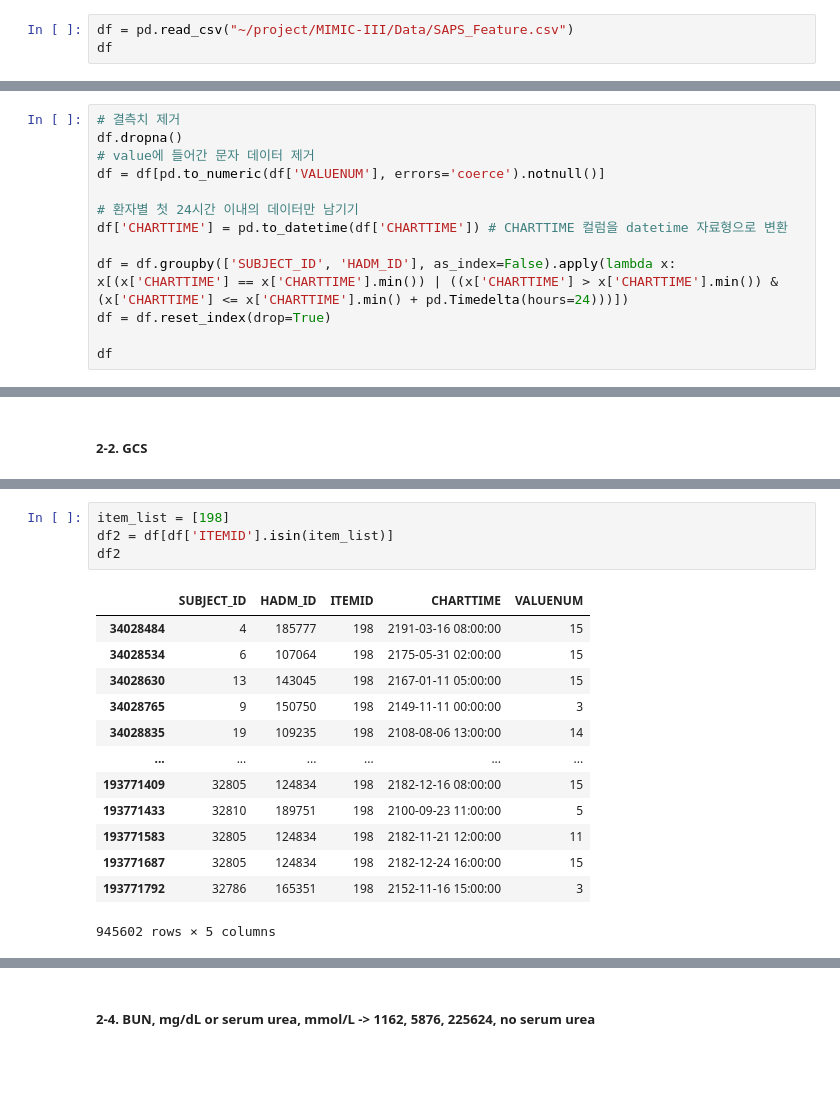
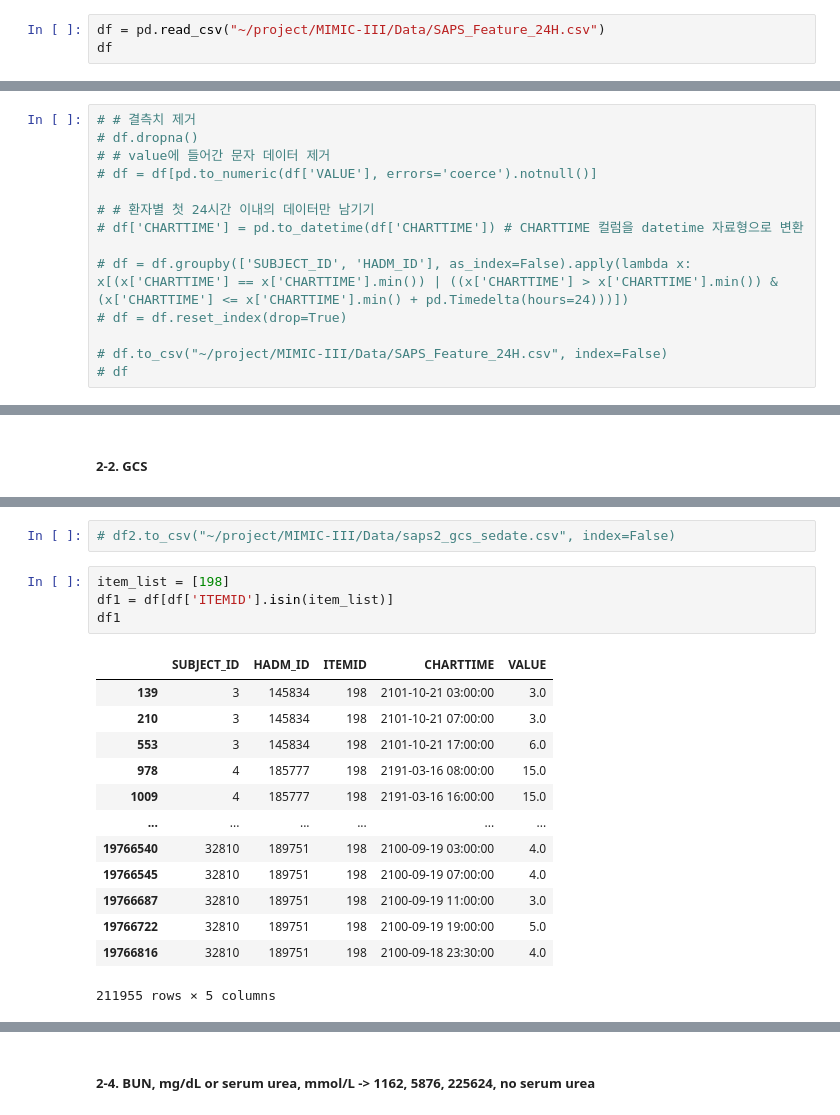
Before and after one commit to NohJangHyun/MIMIC-III-mortality-prediction, a Jupyter notebook: Data Extract/Baseline/feature extract for SAPS-II score.ipynb, the cells around one changed output, grey strips where cells are left out. Cells and saved outputs as stored; diff of their text form; blank space fills up the shorter version.

```diff
--- a/Data Extract/Baseline/feature extract for SAPS-II score.ipynb
+++ b/Data Extract/Baseline/feature extract for SAPS-II score.ipynb
@@ -123,4 +138,4 @@ D_ITEMS[D_ITEMS['LABEL'].str.contains('bun',na=False)]
 # %%
-df = pd.read_csv("~/project/MIMIC-III/Data/SAPS_Feature.csv")
+df = pd.read_csv("~/project/MIMIC-III/Data/SAPS_Feature_24H.csv")
 df
 # %% [output]
@@ -140,16 +155,17 @@ df
 # %%
-# 결측치 제거
-df.dropna()
-# value에 들어간 문자 데이터 제거
-df = df[pd.to_numeric(df['VALUENUM'], errors='coerce').notnull()]
+# # 결측치 제거
+# df.dropna()
+# # value에 들어간 문자 데이터 제거
+# df = df[pd.to_numeric(df['VALUE'], errors='coerce').notnull()]
 
-# 환자별 첫 24시간 이내의 데이터만 남기기
-df['CHARTTIME'] = pd.to_datetime(df['CHARTTIME']) # CHARTTIME 컬럼을 datetime 자료형으로 변환
+# # 환자별 첫 24시간 이내의 데이터만 남기기
+# df['CHARTTIME'] = pd.to_datetime(df['CHARTTIME']) # CHARTTIME 컬럼을 datetime 자료형으로 변환
 
-df = df.groupby(['SUBJECT_ID', 'HADM_ID'], as_index=False).apply(lambda x: x[(x['CHARTTIME'] == x['CHARTTIME'].min()) | ((x['CHARTTIME'] > x['CHARTTIME'].min()) & (x['CHARTTIME'] <= x['CHARTTIME'].min() + pd.Timedelta(hours=24)))])
-df = df.reset_index(drop=True)
+# df = df.groupby(['SUBJECT_ID', 'HADM_ID'], as_index=False).apply(lambda x: x[(x['CHARTTIME'] == x['CHARTTIME'].min()) | ((x['CHARTTIME'] > x['CHARTTIME'].min()) & (x['CHARTTIME'] <= x['CHARTTIME'].min() + pd.Timedelta(hours=24)))])
+# df = df.reset_index(drop=True)
 
-df
+# df.to_csv("~/project/MIMIC-III/Data/SAPS_Feature_24H.csv", index=False)
+# df
 # %% [output]
 A value is trying to be set on a copy of a slice from a DataFrame.
 Try using .loc[row_indexer,col_indexer] = value instead
@@ -181,18 +277,20 @@ df1
+# %%
+# df2.to_csv("~/project/MIMIC-III/Data/saps2_gcs_sedate.csv", index=False)
 # %%
 item_list = [198]
-df2 = df[df['ITEMID'].isin(item_list)]
-df2
+df1 = df[df['ITEMID'].isin(item_list)]
+df1
 # %% [output]
-|  | SUBJECT_ID | HADM_ID | ITEMID | CHARTTIME | VALUENUM |
-| 34028484 | 4 | 185777 | 198 | 2191-03-16 08:00:00 | 15 |
-| 34028534 | 6 | 107064 | 198 | 2175-05-31 02:00:00 | 15 |
-| 34028630 | 13 | 143045 | 198 | 2167-01-11 05:00:00 | 15 |
-| 34028765 | 9 | 150750 | 198 | 2149-11-11 00:00:00 | 3 |
-| 34028835 | 19 | 109235 | 198 | 2108-08-06 13:00:00 | 14 |
+|  | SUBJECT_ID | HADM_ID | ITEMID | CHARTTIME | VALUE |
+| 139 | 3 | 145834 | 198 | 2101-10-21 03:00:00 | 3.0 |
+| 210 | 3 | 145834 | 198 | 2101-10-21 07:00:00 | 3.0 |
+| 553 | 3 | 145834 | 198 | 2101-10-21 17:00:00 | 6.0 |
+| 978 | 4 | 185777 | 198 | 2191-03-16 08:00:00 | 15.0 |
+| 1009 | 4 | 185777 | 198 | 2191-03-16 16:00:00 | 15.0 |
 | ... | ... | ... | ... | ... | ... |
-| 193771409 | 32805 | 124834 | 198 | 2182-12-16 08:00:00 | 15 |
-| 193771433 | 32810 | 189751 | 198 | 2100-09-23 11:00:00 | 5 |
-| 193771583 | 32805 | 124834 | 198 | 2182-11-21 12:00:00 | 11 |
-| 193771687 | 32805 | 124834 | 198 | 2182-12-24 16:00:00 | 15 |
-| 193771792 | 32786 | 165351 | 198 | 2152-11-16 15:00:00 | 3 |
+| 19766540 | 32810 | 189751 | 198 | 2100-09-19 03:00:00 | 4.0 |
+| 19766545 | 32810 | 189751 | 198 | 2100-09-19 07:00:00 | 4.0 |
+| 19766687 | 32810 | 189751 | 198 | 2100-09-19 11:00:00 | 3.0 |
+| 19766722 | 32810 | 189751 | 198 | 2100-09-19 19:00:00 | 5.0 |
+| 19766816 | 32810 | 189751 | 198 | 2100-09-18 23:30:00 | 4.0 |
-945602 rows × 5 columns
+211955 rows × 5 columns
```
Also changed, not shown: parts of 24 cells of this notebook.
